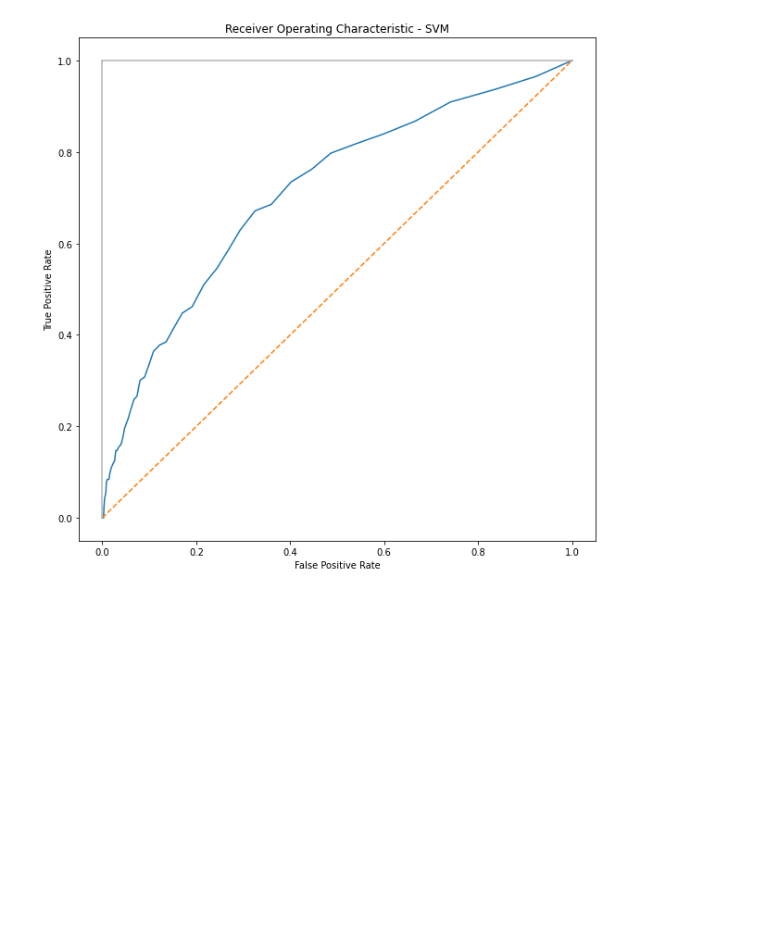
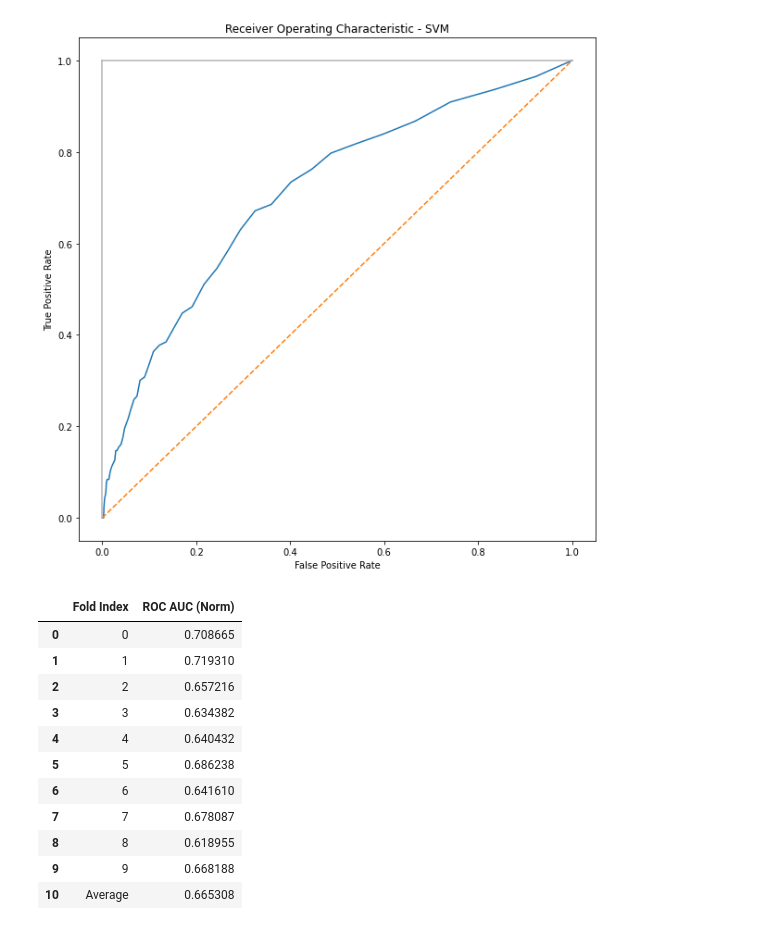
Before and after one commit to gourav-shinde/Credit-Risk-Analysis-And-Prediction-Modeling, a Jupyter notebook: RandomForest.ipynb, the cells around one changed output. Drawn from its saved outputs; the diff is of its cells as text; code cells hidden in the pictures; blank space fills up the shorter version.

```diff
--- a/RandomForest.ipynb
+++ b/RandomForest.ipynb
@@ -399,3 +400,29 @@ plt.xlabel('False Positive Rate')
 plt.show()
 # %% [output]
 [figure]
+# %%
+from sklearn.model_selection import cross_val_score
+n_folds = 10
+scores = cross_val_score(rfr, X_train, y_train, cv=n_folds, scoring='roc_auc', n_jobs=-1)
+fold_names = list(range(n_folds))
+fold_names.append('Average')
+
+avg_score = scores.mean()
+scores = list(scores)
+scores.append(avg_score)
+cv_score = pd.DataFrame({'Fold Index': fold_names, 'ROC AUC (Norm)': scores, })
+
+cv_score
+# %% [output]
+|  | Fold Index | ROC AUC (Norm) |
+| 0 | 0 | 0.708665 |
+| 1 | 1 | 0.719310 |
+| 2 | 2 | 0.657216 |
+| 3 | 3 | 0.634382 |
+| 4 | 4 | 0.640432 |
+| 5 | 5 | 0.686238 |
+| 6 | 6 | 0.641610 |
+| 7 | 7 | 0.678087 |
+| 8 | 8 | 0.618955 |
+| 9 | 9 | 0.668188 |
+| 10 | Average | 0.665308 |
```
Also changed, not shown: parts of 1 cell of this notebook, 6 other files.
